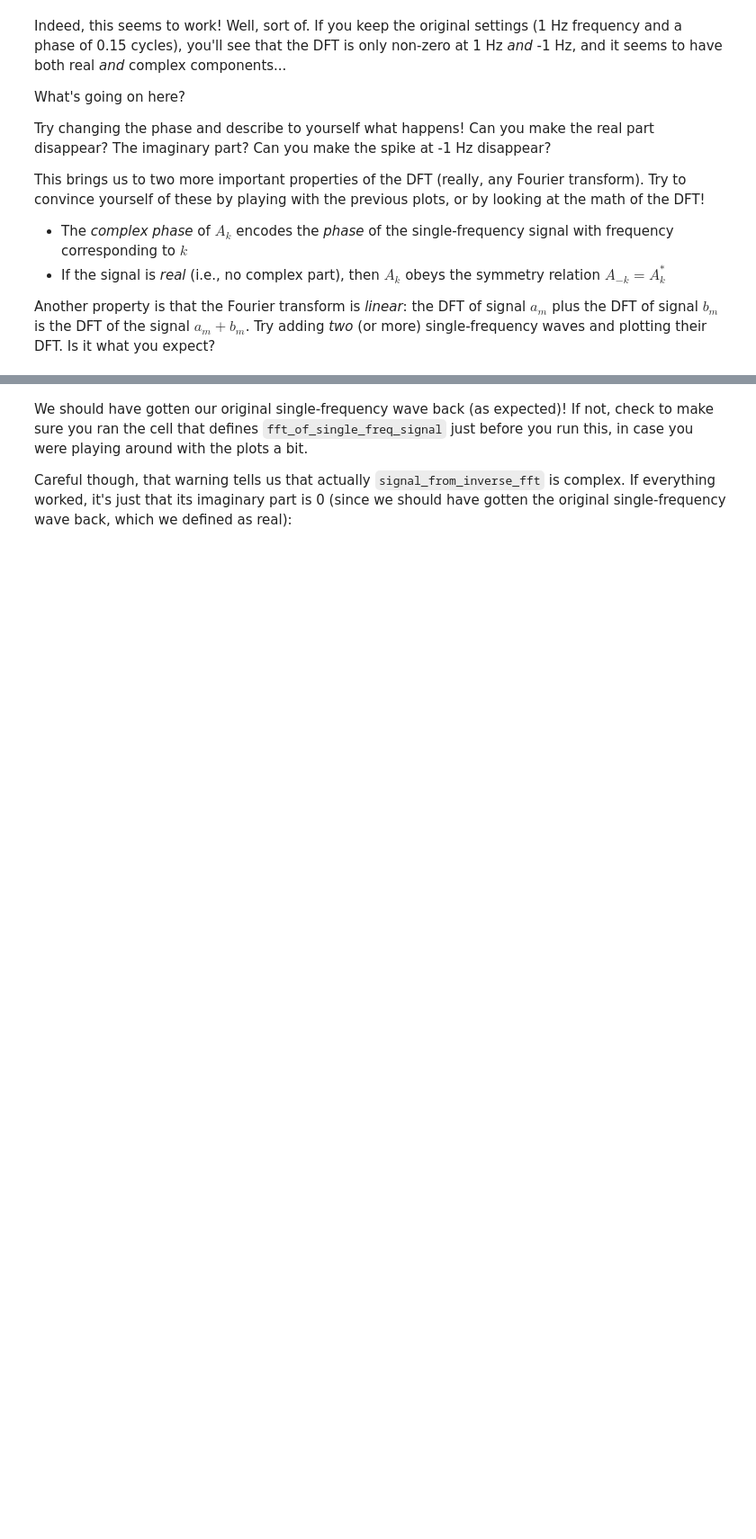
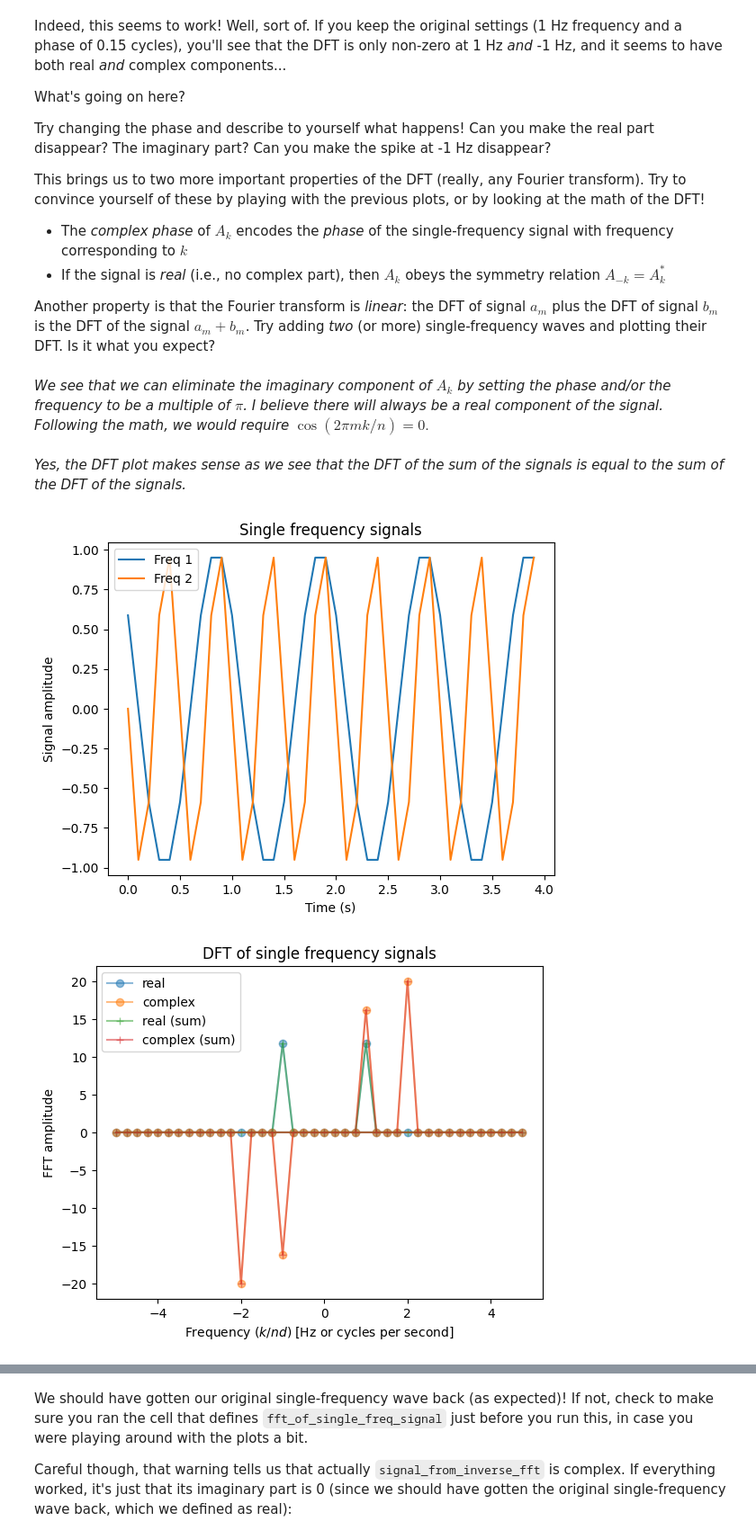
Before and after one commit to ricco-hub/2026-flatiron-cmb-summer-school, a Jupyter notebook: notebooks/Intro_to_FFTs.ipynb, the cells around one changed output, grey strips where cells are left out. Shown at 90% size. Saved outputs shown, nothing was run; the diff lists cells and outputs as text; code cells hidden in the pictures; blank space fills up the shorter version.

```diff
--- a/notebooks/Intro_to_FFTs.ipynb
+++ b/notebooks/Intro_to_FFTs.ipynb
@@ -225,3 +214,71 @@ phase2 = 0.25 # fraction of a cycle
+# %% [markdown]
+*We see that we can eliminate the imaginary component of $A_k$ by setting the phase and/or the frequency to be a multiple of $\pi$. I believe there will always be a real component of the signal. Following the math, we would require $\cos{(2 \pi mk/n)} = 0.$*
+# %% [markdown]
+*Yes, the DFT plot makes sense as we see that the DFT of the sum of the signals is equal to the sum of the DFT of the signals.*
+# %%
+# Exercise: use the code in the previous cell (you could wrap it in a function!)
+# to plot the DFT of the *sum* of two single-frequency waves. You could start
+# with these settings. Does the plot of the DFT make sense?
+freq1 = 1 # Hz
+phase1 = 0.15 # fraction of a cycle
+
+freq2 = 2 # Hz
+phase2 = 0.25 # fraction of a cycle
+
+# your code here
+N = 40
+samplerate = N/4 # 40 samples in 4 seconds so 10 samples per second
+d = 1/samplerate # sample spacing is 1/samplerate
+
+def single_freq_wave(freq: float, phase: float) -> tuple[np.ndarray, np.ndarray]:
+    """
+    Compute a single frequency wave given a frequency [Hz] and phase [1] and return
+    the corresponding time [s] and signal.
+
+    :param freq: frequency of the wave in Hz
+    :type: float
+    :param phase: phase of the wave in cycles (0 to 1)
+    :type: float
+    :return: tuple of time array and single frequency signal array
+    :type: tuple[np.ndarray, np.ndarray]
+    """
+
+    t = np.linspace(0, 4, N, endpoint=False) # time in seconds
+    single_freq_signal = np.cos(2*np.pi*(freq * t + phase))
+
+    return t, single_freq_signal
+
+# first plot the tone
+t1, single_freq_signal1 = single_freq_wave(freq1, phase1)
+t2, single_freq_signal2 = single_freq_wave(freq2, phase2)
+
+plt.plot(t1, single_freq_signal1, label="Freq 1")
+plt.plot(t2, single_freq_signal2, label="Freq 2")
+plt.title('Single frequency signals')
+plt.xlabel('Time (s)')
+plt.ylabel('Signal amplitude')
+plt.legend()
+plt.show()
+
+# now plot the fft of the tone as a function of its frequency!
+# remember that there are *real* and *imaginary* parts since
+# the fft is complex!
+fftfreqs = np.fft.fftfreq(N, d)
+fft_of_single_freq_signal = np.fft.fft(single_freq_signal1 + single_freq_signal2)
+fft_of_sumof_single_freq_signal = np.fft.fft(single_freq_signal1) + np.fft.fft(single_freq_signal2)
+
+plt.plot(fftfreqs, fft_of_single_freq_signal.real, marker='o', label='real', alpha=0.5)
+plt.plot(fftfreqs, fft_of_single_freq_signal.imag, marker='o', label='complex', alpha=0.5)
+plt.plot(fftfreqs, fft_of_sumof_single_freq_signal.real, marker='+', label='real (sum)', alpha=0.5)
+plt.plot(fftfreqs, fft_of_sumof_single_freq_signal.imag, marker='+', label='complex (sum)', alpha=0.5)
+plt.title('DFT of single frequency signals')
+plt.xlabel(r'Frequency ($k/nd$) [Hz or cycles per second]')
+plt.ylabel('FFT amplitude')
+plt.legend()
+plt.show()
+# %% [output]
+[figure, added]
+[figure, added]
 # %% [markdown]
 Ok, so it seems like the DFT really does measure the amplitude and phase of each frequency component in a given signal. But, is *any* discrete signal really composed of a sum of frequency components? The amazing thing is, yes! In comes the *inverse* DFT (again in [numpy's convention](https://numpy.org/doc/stable/reference/routines.fft.html#implementation-details)):
 
```
Also changed, not shown: parts of 10 cells of this notebook.
